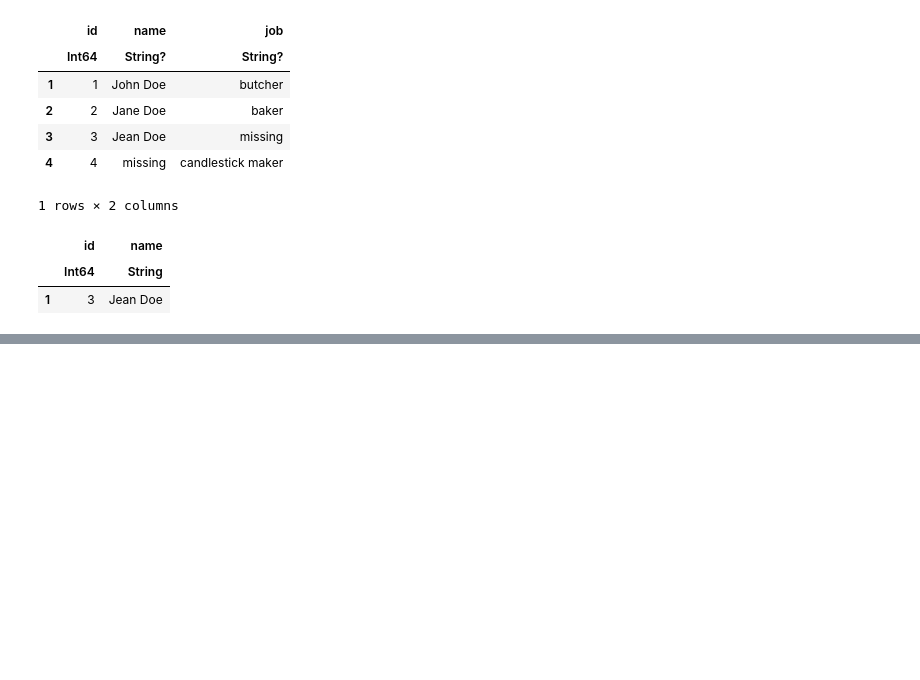
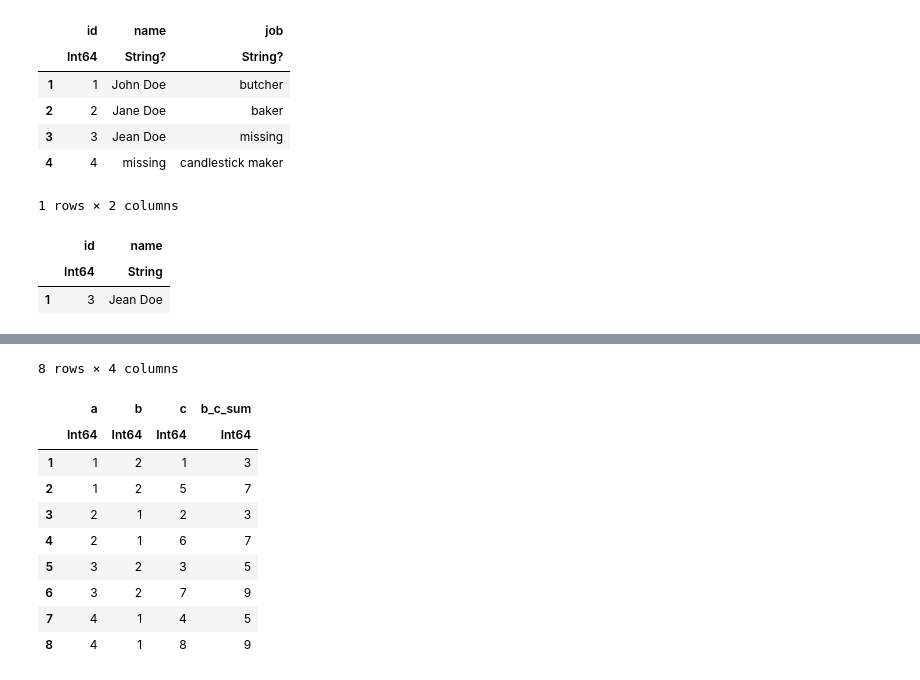
Before and after one commit to damiansp/julia, a Jupyter notebook: dsDocs/DataFrames/functions.jl.ipynb, the cells around one changed output, grey strips where cells are left out. Saved outputs shown, nothing was run; the diff lists cells and outputs as text; code cells hidden in the pictures; blank space fills up the shorter version.

```diff
--- a/dsDocs/DataFrames/functions.jl.ipynb
+++ b/dsDocs/DataFrames/functions.jl.ipynb
@@ -59,0 +113,4 @@ antijoin(name, job, on=:id)
+# %%
+df = DataFrame(a=repeat([1, 2, 3, 4], outer=2),
+               b=repeat([2, 1], outer=[4]),
+               c=1:8)
@@ -59,0 +129,3 @@ antijoin(name, job, on=:id)
+# %%
+gd = groupby(df, :a)
+combine(gd, :c => sum, nrow)
@@ -59,0 +247,14 @@ antijoin(name, job, on=:id)
+# %%
+combine(gd, :, AsTable(Not(:a)) => sum)
+# %% [output]
+8 rows × 4 columns
+|  | a | b | c | b_c_sum |
+|  | Int64 | Int64 | Int64 | Int64 |
+| 1 | 1 | 2 | 1 | 3 |
+| 2 | 1 | 2 | 5 | 7 |
+| 3 | 2 | 1 | 2 | 3 |
+| 4 | 2 | 1 | 6 | 7 |
+| 5 | 3 | 2 | 3 | 5 |
+| 6 | 3 | 2 | 7 | 9 |
+| 7 | 4 | 1 | 4 | 5 |
+| 8 | 4 | 1 | 8 | 9 |
```
Also changed, not shown: parts of 17 cells of this notebook.
